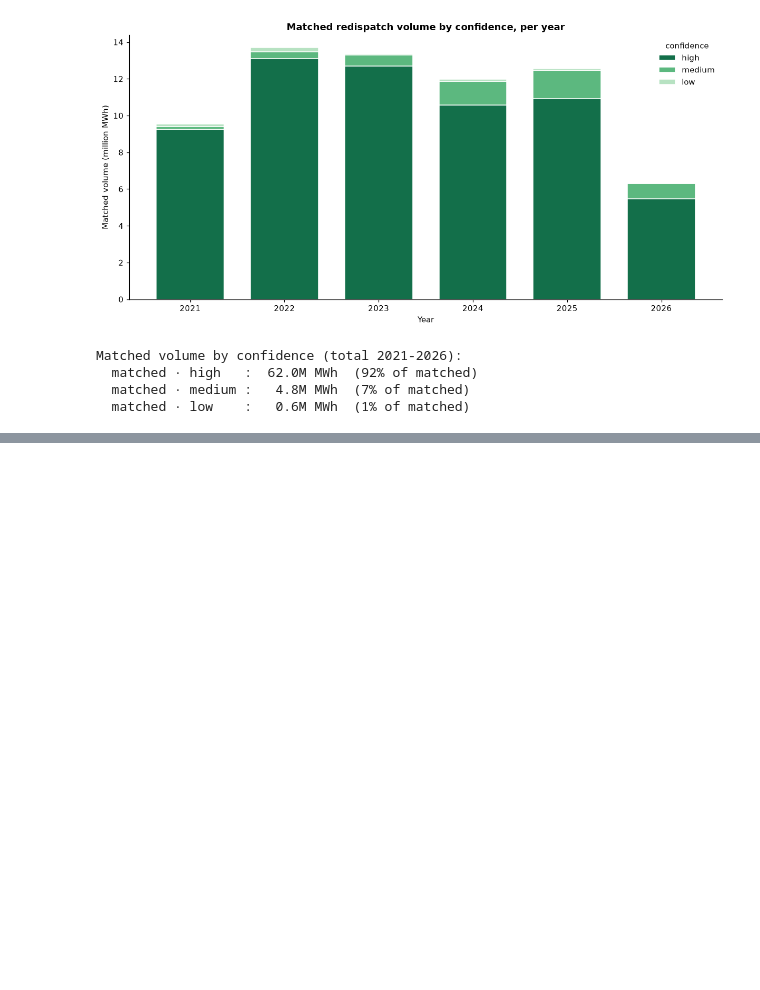
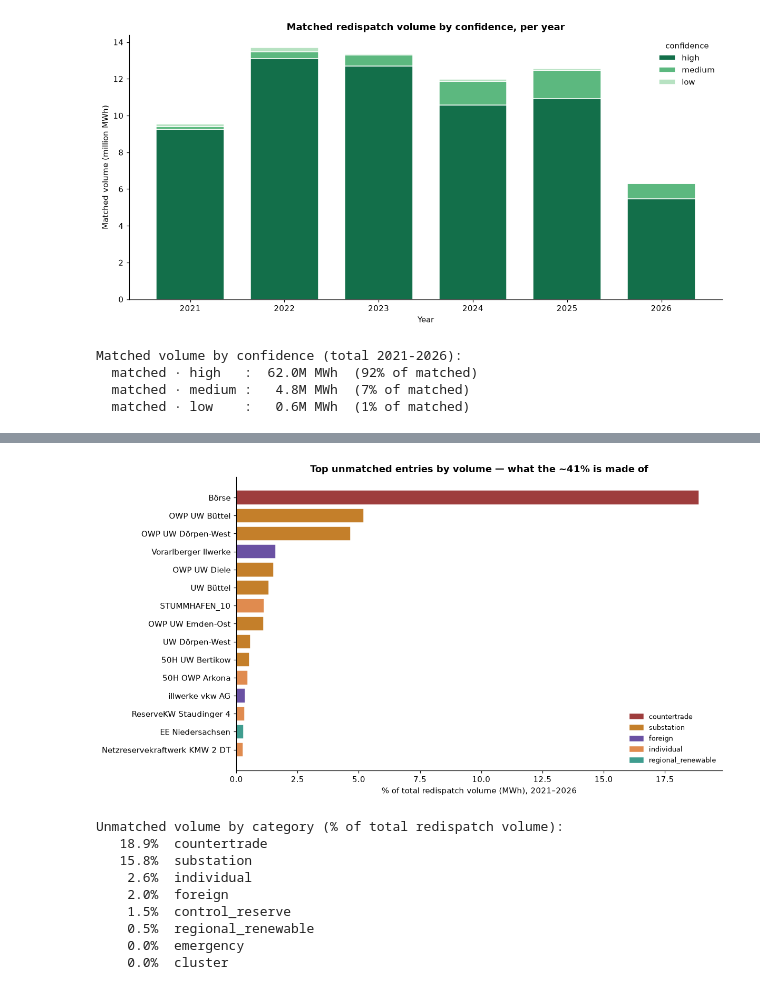
Before and after one commit to cucearda/redispatch-plant-mapping, a Jupyter notebook: analysis.ipynb, the cells around one changed output, grey strips where cells are left out. Saved outputs shown, nothing was run; the diff lists cells and outputs as text; code cells hidden in the pictures; blank space fills up the shorter version.

```diff
--- a/analysis.ipynb
+++ b/analysis.ipynb
@@ -140,0 +147,40 @@ Matched volume by confidence (total 2021-2026):
+# %%
+import matplotlib.patches as mpatches
+
+et_of = lambda n: info.get(str(n).strip(), (None, None, "out of scope"))[2]
+un = r[~r["category"].str.startswith("matched")].copy()
+un["cat"] = un["BETROFFENE_ANLAGE"].map(et_of)
+
+top = (un.groupby(["BETROFFENE_ANLAGE", "cat"])["mwh"].sum()
+         .sort_values(ascending=False).head(15).reset_index())
+
+CAT_COL = {"countertrade": "#9e3d3d", "substation": "#c47f2a", "foreign": "#6a51a3",
+           "control_reserve": "#8d8d8d", "regional_renewable": "#3f9d8f",
+           "individual": "#e08b4f", "emergency": "#c9c9c9"}
+
+fig, ax = plt.subplots(figsize=(11, 6))
+ax.barh(range(len(top)), 100 * top["mwh"] / tot,
+        color=[CAT_COL.get(c, "#999") for c in top["cat"]], edgecolor="white")
+ax.set_yticks(range(len(top)))
+ax.set_yticklabels(top["BETROFFENE_ANLAGE"].str.slice(0, 42))
+ax.invert_yaxis()
+ax.set_xlabel("% of total redispatch volume (MWh), 2021–2026")
+ax.set_title("Top unmatched entries by volume — what the ~41% is made of", fontweight="bold")
+ax.legend(handles=[mpatches.Patch(color=CAT_COL[c], label=c) for c in top["cat"].unique() if c in CAT_COL],
+          frameon=False, fontsize=8.5, loc="lower right")
+plt.tight_layout(); plt.show()
+
+print("Unmatched volume by category (% of total redispatch volume):")
+for k, v in un.groupby("cat")["mwh"].sum().sort_values(ascending=False).items():
+    print(f"  {100*v/tot:5.1f}%  {k}")
+# %% [output]
+[figure, added]
+Unmatched volume by category (% of total redispatch volume):
+   18.9%  countertrade
+   15.8%  substation
+    2.6%  individual
+    2.0%  foreign
+    1.5%  control_reserve
+    0.5%  regional_renewable
+    0.0%  emergency
+    0.0%  cluster
```
Also changed, not shown: parts of 2 cells of this notebook.
